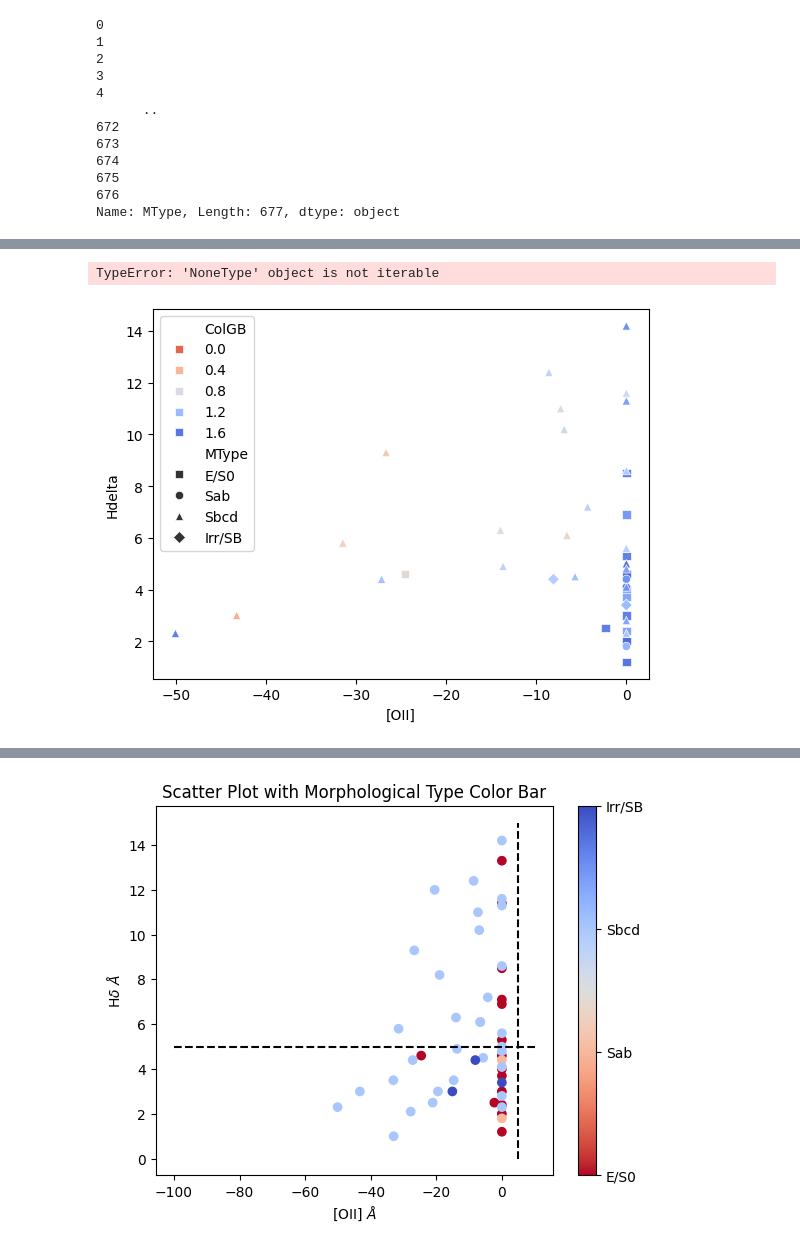
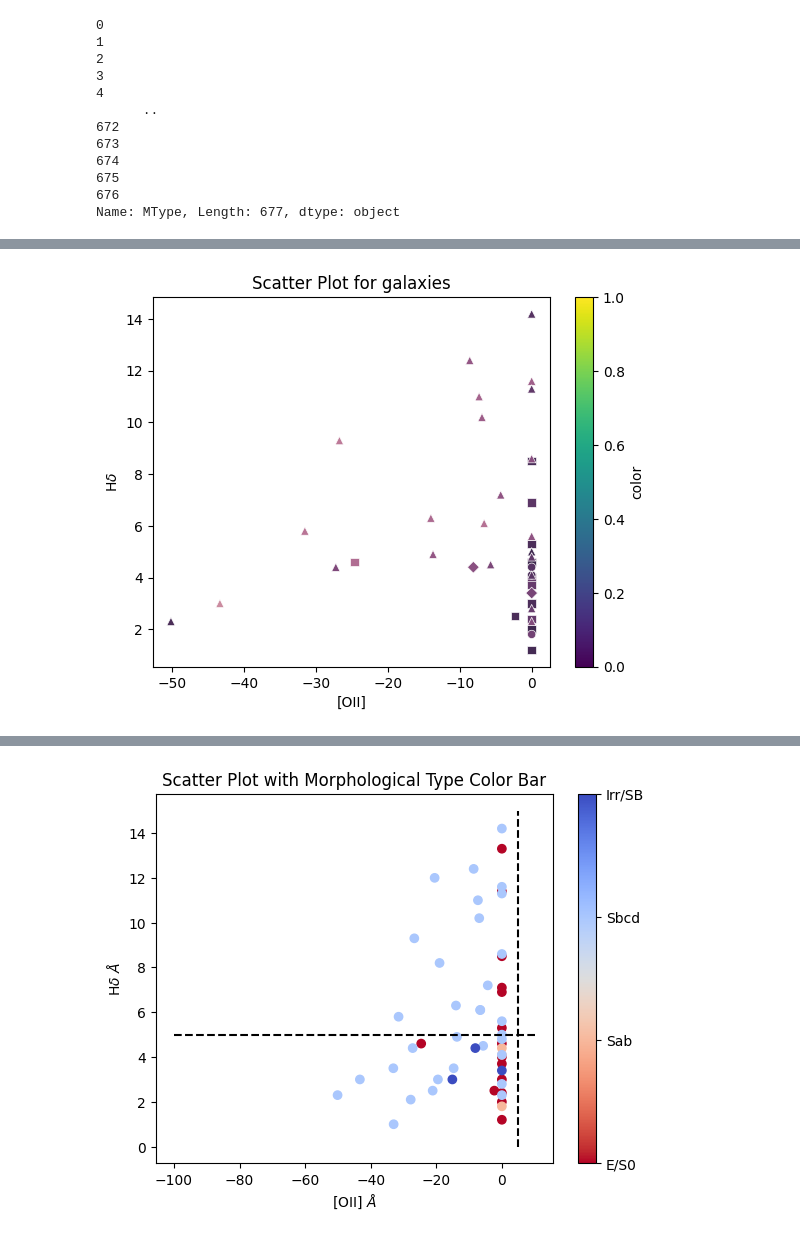
Before and after one commit to patito-mary/egdatos, a Jupyter notebook: manejodedatos.ipynb, the cells around one changed output, grey strips where cells are left out. Drawn from its saved outputs; the diff is of its cells as text; code cells hidden in the pictures.

```diff
--- a/manejodedatos.ipynb
+++ b/manejodedatos.ipynb
@@ -92,6 +92,7 @@ result = pd.merge(result, cluster_Sbcd, how='outer')
 cluster2 = pd.merge(result, cluster_IrrSB, how='outer')
 # %%
 # Definir colores para cada tipo morfológico
+cluster2['MType'] = cluster2['MType'].astype('category')
 cmap = mpl.colormaps['coolwarm_r']
 categories = cluster2['MType'].unique()
 colors = [cmap(i / len(categories)) for i in range(len(categories))]
@@ -105,6 +169,10 @@ import seaborn as sns
 # %%
-sns.scatterplot(x=cluster2['[OII]'], y=cluster2['Hdelta'], hue=cluster2['ColGB'], palette='coolwarm_r', style=cluster2['MType'], markers=markers)
-plt.legend(None)
+scatter_plot = sns.scatterplot(x=cluster2['[OII]'], y=cluster2['Hdelta'], hue=cluster2['ColGB'], style=cluster2['MType'], markers=markers)
+plt.title('Scatter Plot for galaxies')
+plt.xlabel('[OII]')
+plt.ylabel('H$\delta$')
+cbar = plt.colorbar(scatter_plot.get_children()[0], label='color', cmap='coolwarm_r')
+scatter_plot.legend_.remove()
+plt.show()
 # %% [output]
-TypeError: 'NoneType' object is not iterable
-[figure, old version]
+[figure, new version]
```
Also changed, not shown: parts of 6 cells of this notebook.
